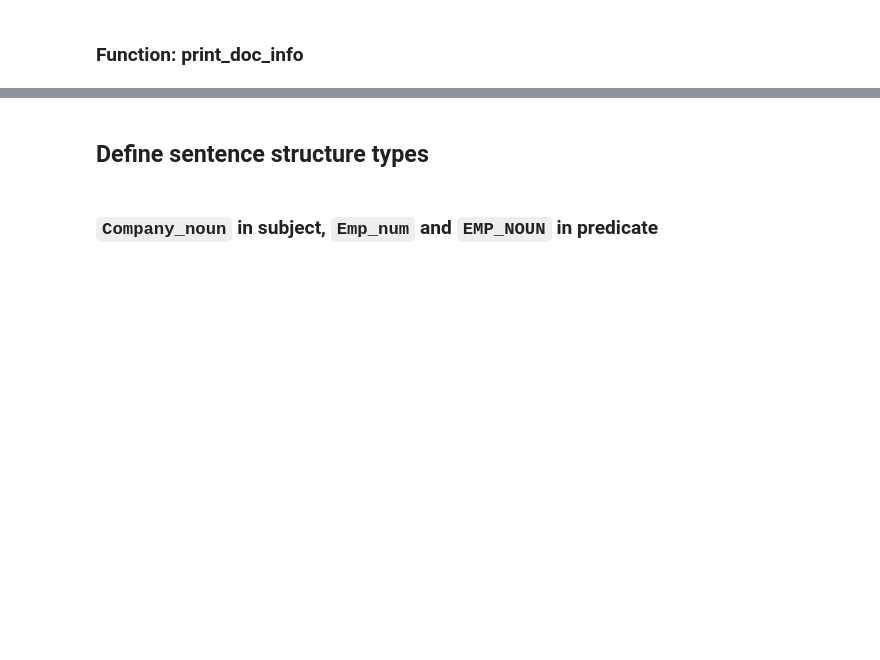
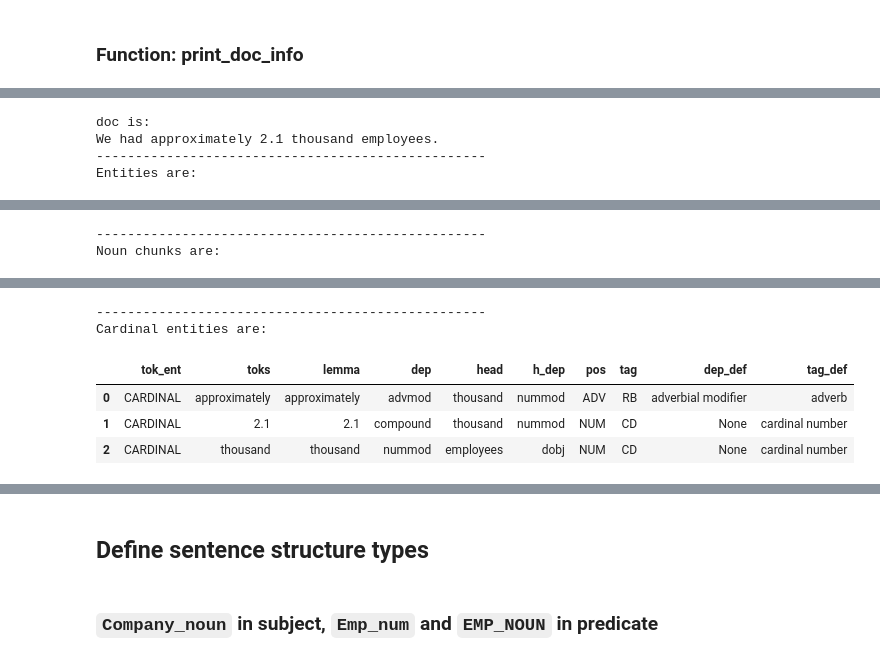
Before and after one commit to JarrodAJ/sec_employee_information_extraction, a Jupyter notebook: 4_Define_SpaCy_NER.ipynb, the cells around one changed output, grey strips where cells are left out. Cells and saved outputs as stored; diff of their text form; code cells hidden in the pictures; blank space fills up the shorter version.

```diff
--- a/4_Define_SpaCy_NER.ipynb
+++ b/4_Define_SpaCy_NER.ipynb
@@ -357,0 +600,7 @@ def print_doc_info(doc):
+# %%
+print_doc_info(nlp("We had approximately 2.1 thousand employees."))
+# %% [output]
+doc is:
+We had approximately 2.1 thousand employees.
+--------------------------------------------------
+Entities are:
@@ -357,0 +610,2 @@ def print_doc_info(doc):
+--------------------------------------------------
+Noun chunks are:
@@ -357,0 +615,6 @@ def print_doc_info(doc):
+--------------------------------------------------
+Cardinal entities are:
+|  | tok_ent | toks | lemma | dep | head | h_dep | pos | tag | dep_def | tag_def |
+| 0 | CARDINAL | approximately | approximately | advmod | thousand | nummod | ADV | RB | adverbial modifier | adverb |
+| 1 | CARDINAL | 2.1 | 2.1 | compound | thousand | nummod | NUM | CD | None | cardinal number |
+| 2 | CARDINAL | thousand | thousand | nummod | employees | dobj | NUM | CD | None | cardinal number |
```
Also changed, not shown: parts of 56 cells of this notebook, 2 other files.
